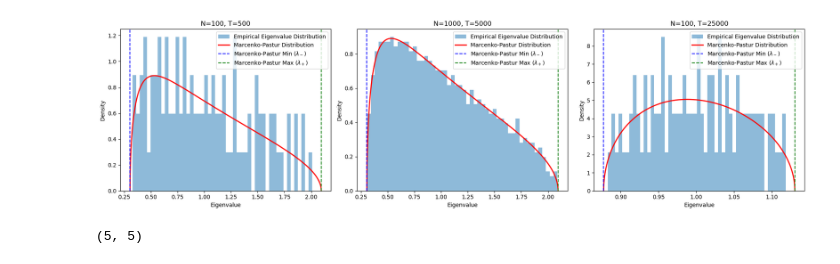
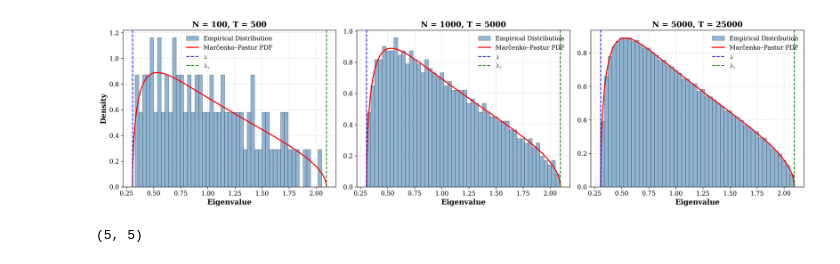
Before and after one commit to alexandrosdp/PairsTrading, a Jupyter notebook: random_matrix_theory.ipynb, the cells around one changed output. Cells and saved outputs as stored; diff of their text form; code cells hidden in the pictures.

Commit message:
Adjusted plotting

```diff
--- a/random_matrix_theory.ipynb
+++ b/random_matrix_theory.ipynb
@@ -4,64 +4,59 @@ import numpy as np
 # %%
 import numpy as np
 import matplotlib.pyplot as plt
 
-# Define the Marcenko-Pastur PDF function
-def marcenko_pastur_pdf(lambda_val, q): #q = T / N
+# Define Marcenko–Pastur PDF
+def marcenko_pastur_pdf(lambda_val, q):
     lambda_min = (1 - np.sqrt(1 / q))**2
     lambda_max = (1 + np.sqrt(1 / q))**2
     if lambda_min <= lambda_val <= lambda_max:
         return (q / (2 * np.pi * lambda_val)) * np.sqrt((lambda_max - lambda_val) * (lambda_val - lambda_min))
     else:
         return 0
 
-# Function to generate eigenvalue distribution and plot Marcenko-Pastur distribution for given N and T
+# Plotting function
 def plot_marcenko_pastur(N, T, subplot_position):
-    # Generate random data for given N and T
+    # Generate random data and compute correlation matrix
     random_data = np.random.normal(size=(T, N))
+    corr_matrix = np.corrcoef(random_data, rowvar=False)
+    eigenvalues = np.linalg.eigvalsh(corr_matrix)
 
-    random_correlation_matrix = np.corrcoef(random_data, rowvar=False) #By specifying rowvar=False, you are telling np.corrcoef to treat the columns as the variables
-
-    # Calculate eigenvalues of the random correlation matrix
-    eigenvalues = np.linalg.eigvalsh(random_correlation_matrix)
-
-    # Marcenko-Pastur distribution parameters
+    # Parameters
     q = T / N
     lambda_min = (1 - np.sqrt(1 / q))**2
     lambda_max = (1 + np.sqrt(1 / q))**2
 
-    # Generate Marcenko-Pastur distribution values for refined range
     lambda_values = np.linspace(lambda_min, lambda_max, 1000)
-    marcenko_pastur_values = [marcenko_pastur_pdf(lmbd, q) for lmbd in lambda_values]
+    mp_pdf = [marcenko_pastur_pdf(l, q) for l in lambda_values]
 
-    # Plotting in the specified subplot
+    # Plot
     plt.subplot(1, 3, subplot_position)
-    plt.hist(eigenvalues, bins=50, density=True, alpha=0.5, label="Empirical Eigenvalue Distribution") #Denisty = true makes the histogram normalized to form a probability density instead of just raw counts
-    plt.plot(lambda_values, marcenko_pastur_values, color='red', lw=2, label="Marcenko-Pastur Distribution")
-    plt.axvline(lambda_min, color='blue', linestyle='--', label="Marcenko-Pastur Min ($\lambda_-$)")
-    plt.axvline(lambda_max, color='green', linestyle='--', label="Marcenko-Pastur Max ($\lambda_+$)")
-    plt.xlabel("Eigenvalue")
-    plt.ylabel("Density")
-    plt.title(f"N={N}, T={T}")
-    plt.legend()
+    plt.hist(eigenvalues, bins=50, density=True, alpha=0.6, color='steelblue', edgecolor='black', linewidth=0.5,
+             label='Empirical Distribution')
+    plt.plot(lambda_values, mp_pdf, color='red', linewidth=2.0, label='Marčenko–Pastur PDF')
+    plt.axvline(lambda_min, color='blue', linestyle='--', linewidth=1.5, label=r'$\lambda_{-}$')
+    plt.axvline(lambda_max, color='green', linestyle='--', linewidth=1.5, label=r'$\lambda_{+}$')
 
-# Plot settings for 3 subplots with adjusted third matrix size
-plt.figure(figsize=(18, 5))
+    plt.xlabel('Eigenvalue', fontsize=13, fontweight='bold')
+    if subplot_position == 1:
+        plt.ylabel('Density', fontsize=13, fontweight='bold')
+    plt.title(f'N = {N}, T = {T}', fontsize=14, fontweight='bold')
+    plt.grid(True, linestyle='--', linewidth=0.5, alpha=0.7)
+    plt.legend(fontsize=11, frameon=False)
 
-# First plot with N=100, T=500
+# Set up figure
+plt.figure(figsize=(18, 5), dpi=300)
+
+# Subplots for different N and T
 plot_marcenko_pastur(N=100, T=500, subplot_position=1)
+plot_marcenko_pastur(N=1000, T=5000, subplot_position=2)
+plot_marcenko_pastur(N=5000, T=25000, subplot_position=3)
 
-# Second plot with N=1000, T=5000
-plot_marcenko_pastur(N=1000, T=5000, subplot_position=2)
-
-# Third plot with adjusted size N=5000, T=25000
-plot_marcenko_pastur(N=100, T=25000, subplot_position=3)
-
-
-# Show the combined plots
 plt.tight_layout()
+plt.savefig('marcenko_pastur_distribution.png', dpi=300)
 plt.show()
 # %% [output]
-[figure, old version]
+[figure, new version]
 # %%
 random_matrix = np.random.normal(size=(10, 5))
 corr_matrix = np.corrcoef(random_matrix, rowvar=False) #By specifying rowvar=False, you are telling np.corrcoef to treat the columns as the variables
```
Also changed, not shown: 12 other files.
